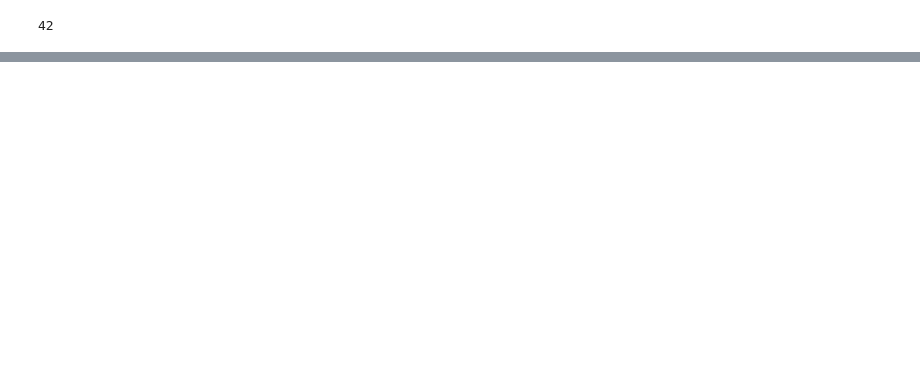
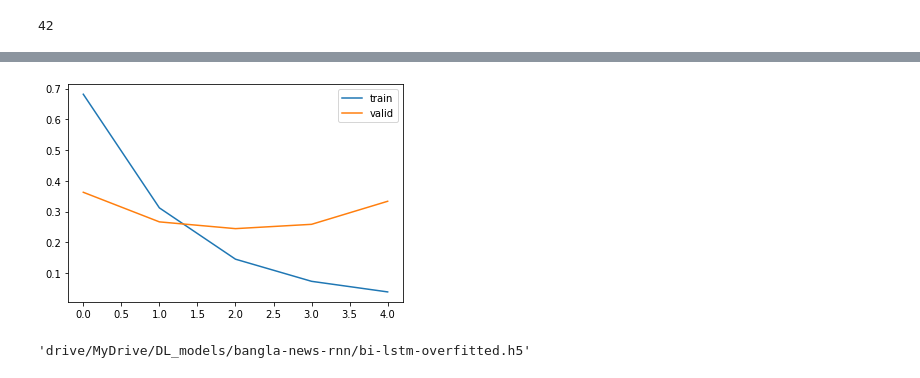
Before and after one commit to afs-chowdhury/nlp_rnn, a Jupyter notebook: bangla_news_classification.ipynb, the cells around one changed output, grey strips where cells are left out. Saved outputs shown, nothing was run; the diff lists cells and outputs as text; code cells hidden in the pictures; blank space fills up the shorter version.

```diff
--- a/bangla_news_classification.ipynb
+++ b/bangla_news_classification.ipynb
@@ -493,0 +557,7 @@ _________________________________________________________________
+# %%
+plt.plot(bi_lstm_history.history['loss'])
+plt.plot(bi_lstm_history.history['val_loss'])
+plt.legend(['train', 'valid'])
+plt.show()
+# %% [output]
+[figure, added]
@@ -493,0 +567,7 @@ _________________________________________________________________
+# %%
+model_save_name = "bi-lstm-overfitted.h5"
+
+saving_path =saving_dir+model_save_name
+saving_path
+# %% [output]
+'drive/MyDrive/DL_models/bangla-news-rnn/bi-lstm-overfitted.h5'
```
Also changed, not shown: parts of 17 cells of this notebook.
